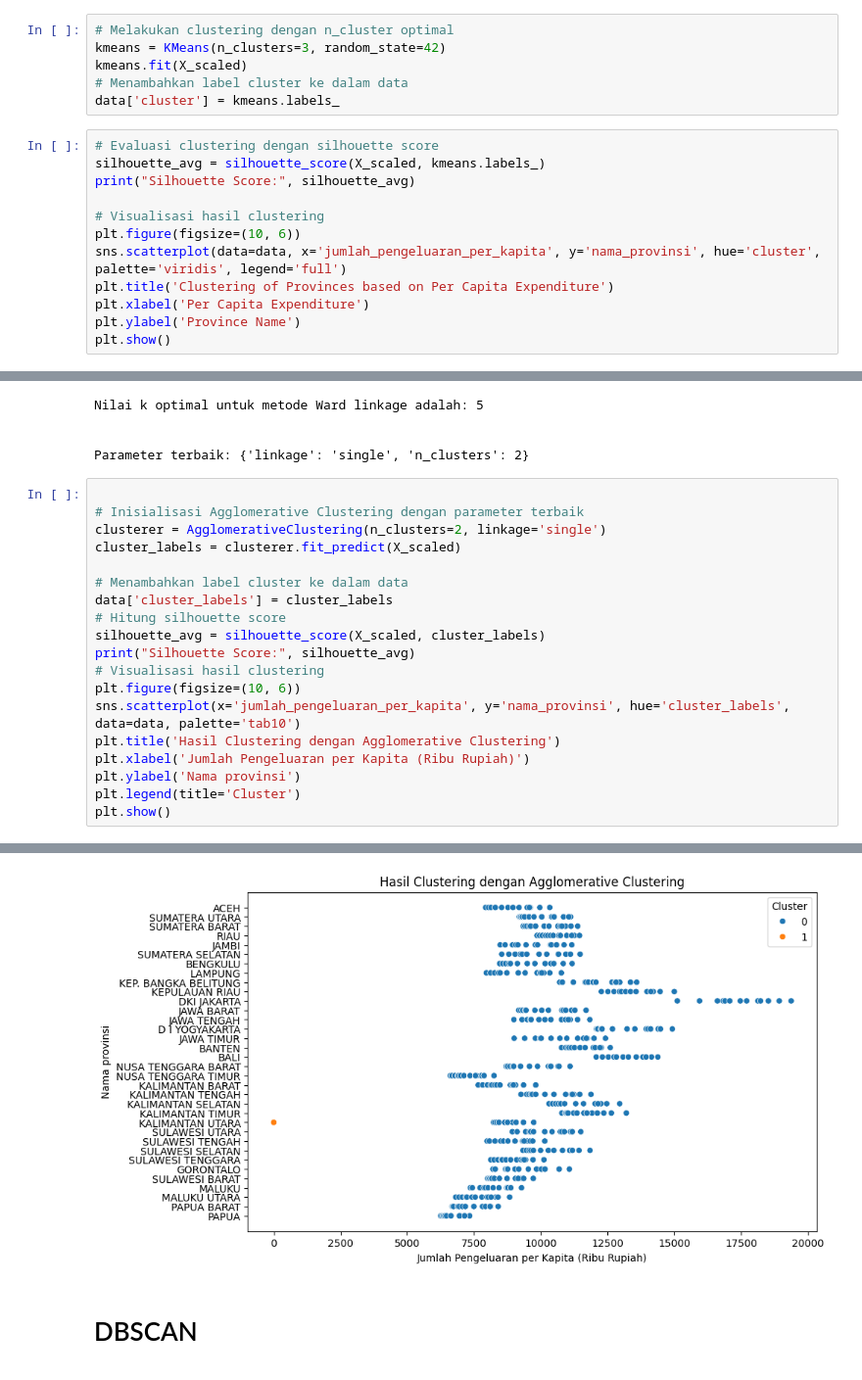
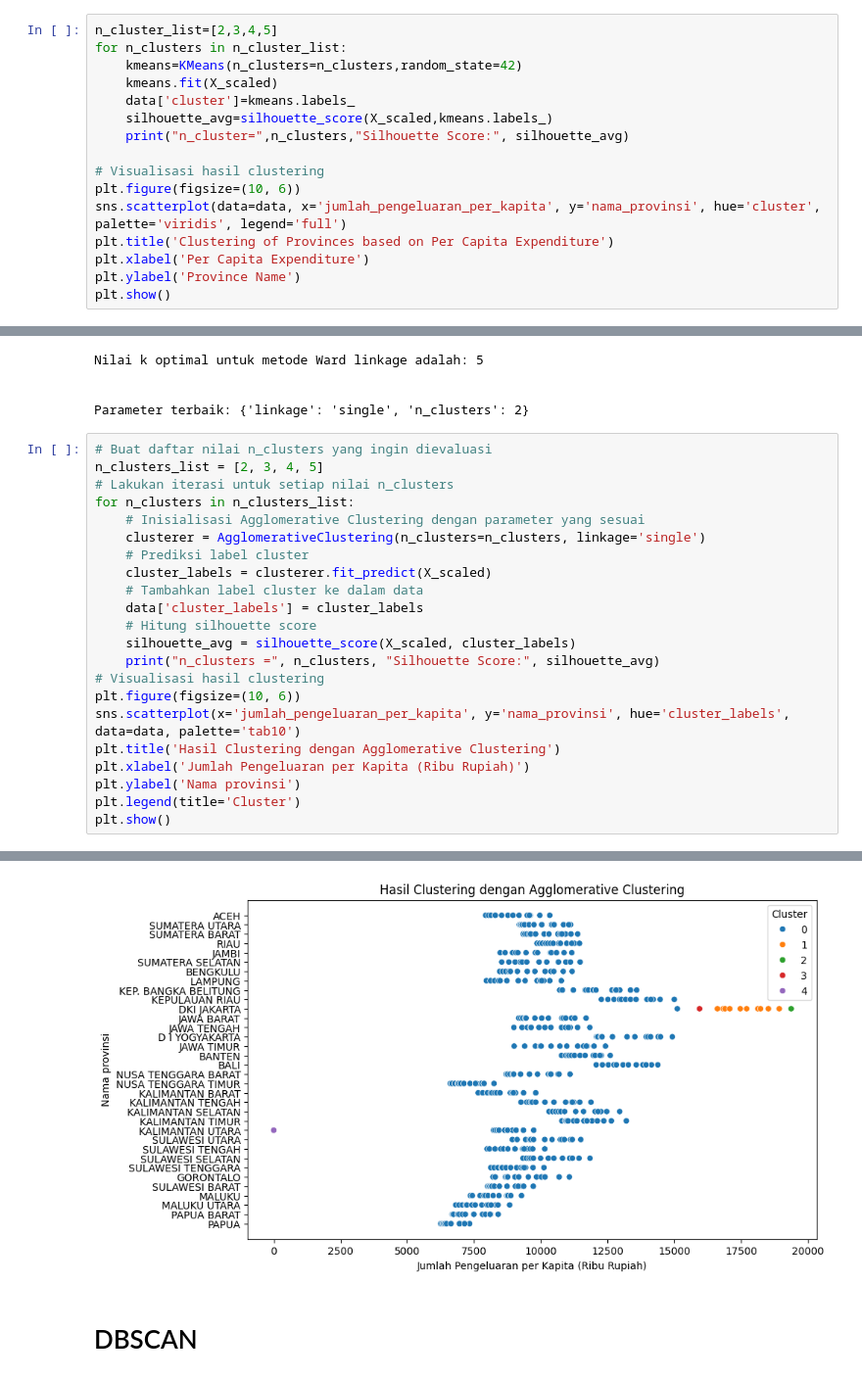
Before and after one commit to hendrowunga/hendrowunga-UTS-datasetEkonomi, a Jupyter notebook: Notebooks/ekonomi.ipynb, the cells around one changed output, grey strips where cells are left out. Shown: that part at 98% size. Saved outputs shown, nothing was run; the diff lists cells and outputs as text.

```diff
--- a/Notebooks/ekonomi.ipynb
+++ b/Notebooks/ekonomi.ipynb
@@ -72,16 +72,14 @@ Returning the number of logical cores instead. You can silence this warning by s
   File "c:\Users\Lenovo\AppData\Local\Programs\Python\Python310\lib\subprocess.py", line 1440, in _execute_child
     hp, ht, pid, tid = _winapi.CreateProcess(executable, args,
 [figure]
-# %%
-# Melakukan clustering dengan n_cluster optimal
-kmeans = KMeans(n_clusters=3, random_state=42)
-kmeans.fit(X_scaled)
-# Menambahkan label cluster ke dalam data
-data['cluster'] = kmeans.labels_
 # %%
-# Evaluasi clustering dengan silhouette score
-silhouette_avg = silhouette_score(X_scaled, kmeans.labels_)
-print("Silhouette Score:", silhouette_avg)
+n_cluster_list=[2,3,4,5]
+for n_clusters in n_cluster_list:
+    kmeans=KMeans(n_clusters=n_clusters,random_state=42)
+    kmeans.fit(X_scaled)
+    data['cluster']=kmeans.labels_
+    silhouette_avg=silhouette_score(X_scaled,kmeans.labels_)
+    print("n_cluster=",n_clusters,"Silhouette Score:", silhouette_avg)
 
 # Visualisasi hasil clustering
 plt.figure(figsize=(10, 6))
@@ -158,16 +159,19 @@ Nilai k optimal untuk metode Ward linkage adalah: 5
 
 Parameter terbaik: {'linkage': 'single', 'n_clusters': 2}
 # %%
-
-# Inisialisasi Agglomerative Clustering dengan parameter terbaik
-clusterer = AgglomerativeClustering(n_clusters=2, linkage='single')
-cluster_labels = clusterer.fit_predict(X_scaled)
-
-# Menambahkan label cluster ke dalam data
-data['cluster_labels'] = cluster_labels
-# Hitung silhouette score
-silhouette_avg = silhouette_score(X_scaled, cluster_labels)
-print("Silhouette Score:", silhouette_avg)
+# Buat daftar nilai n_clusters yang ingin dievaluasi
+n_clusters_list = [2, 3, 4, 5]
+# Lakukan iterasi untuk setiap nilai n_clusters
+for n_clusters in n_clusters_list:
+    # Inisialisasi Agglomerative Clustering dengan parameter yang sesuai
+    clusterer = AgglomerativeClustering(n_clusters=n_clusters, linkage='single')
+    # Prediksi label cluster
+    cluster_labels = clusterer.fit_predict(X_scaled)
+    # Tambahkan label cluster ke dalam data
+    data['cluster_labels'] = cluster_labels
+    # Hitung silhouette score
+    silhouette_avg = silhouette_score(X_scaled, cluster_labels)
+    print("n_clusters =", n_clusters, "Silhouette Score:", silhouette_avg)
 # Visualisasi hasil clustering
 plt.figure(figsize=(10, 6))
 sns.scatterplot(x='jumlah_pengeluaran_per_kapita', y='nama_provinsi', hue='cluster_labels', data=data, palette='tab10')
@@ -181,4 +188,4 @@ Silhouette Score: 0.766514856173554
-[figure, old version]
+[figure, new version]
 # %% [markdown]
 # DBSCAN
 # %%
```
Also changed, not shown: parts of 2 cells of this notebook.
